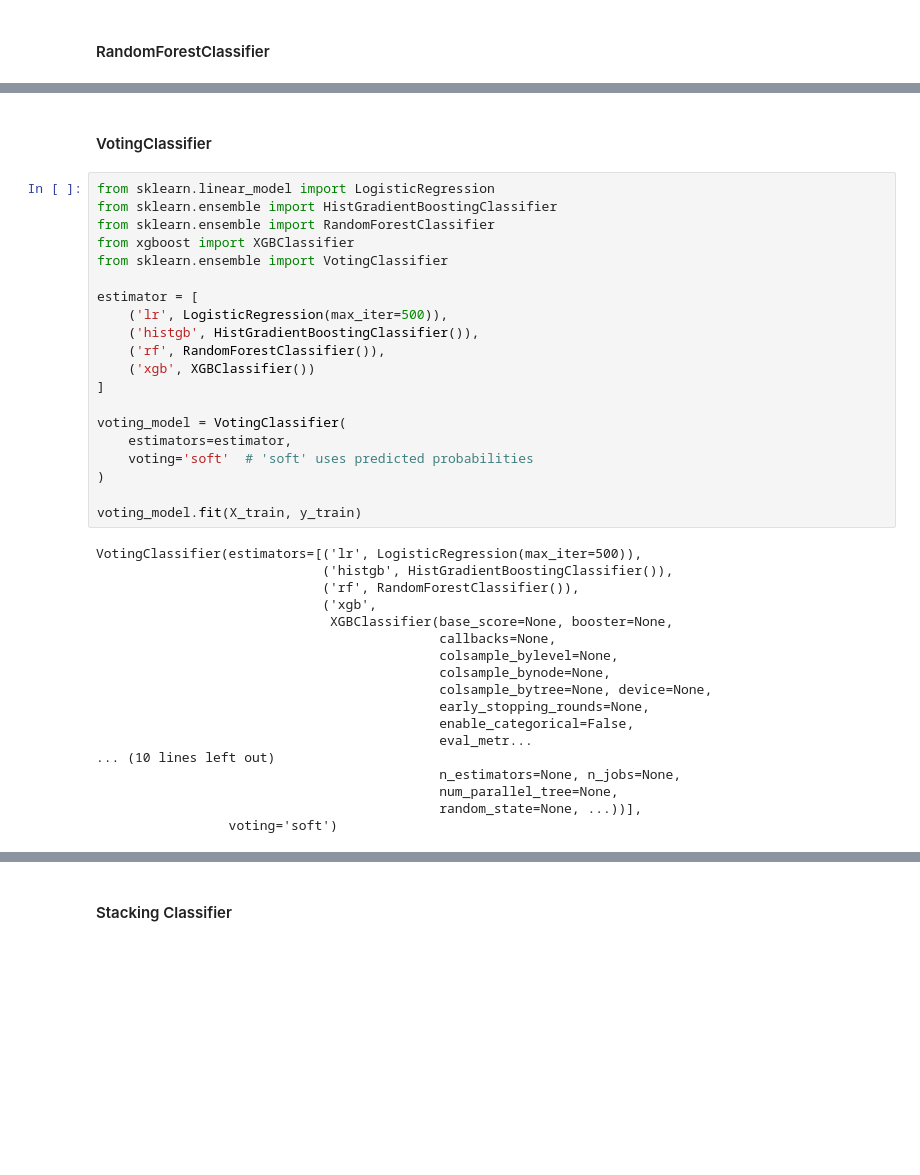
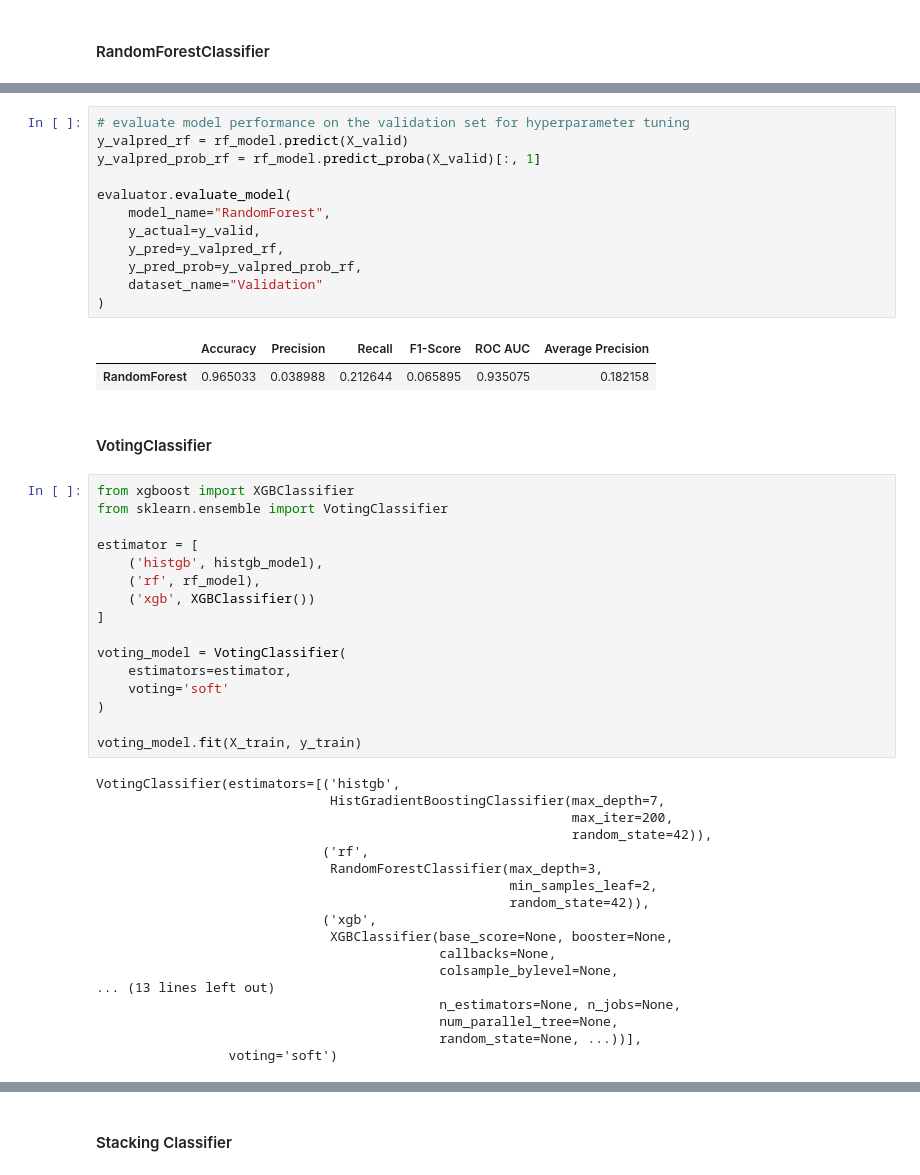
Before and after one commit to jiaweiho72/BT4012, a Jupyter notebook: notebooks/03_modelling.ipynb, the cells around one changed output, grey strips where cells are left out. Saved outputs shown, nothing was run; the diff lists cells and outputs as text; blank space fills up the shorter version.

```diff
--- a/notebooks/03_modelling.ipynb
+++ b/notebooks/03_modelling.ipynb
@@ -455,39 +544,50 @@ RandomForestClassifier(max_depth=10, random_state=42)
+# %%
+# evaluate model performance on the validation set for hyperparameter tuning
+y_valpred_rf = rf_model.predict(X_valid)
+y_valpred_prob_rf = rf_model.predict_proba(X_valid)[:, 1]
+
+evaluator.evaluate_model(
+    model_name="RandomForest",
+    y_actual=y_valid,
+    y_pred=y_valpred_rf,
+    y_pred_prob=y_valpred_prob_rf,
+    dataset_name="Validation"
+)
+# %% [output]
+|  | Accuracy | Precision | Recall | F1-Score | ROC AUC | Average Precision |
+| RandomForest | 0.965033 | 0.038988 | 0.212644 | 0.065895 | 0.935075 | 0.182158 |
 # %% [markdown]
 #### VotingClassifier
 # %%
-from sklearn.linear_model import LogisticRegression
-from sklearn.ensemble import HistGradientBoostingClassifier
-from sklearn.ensemble import RandomForestClassifier
 from xgboost import XGBClassifier
 from sklearn.ensemble import VotingClassifier
 
 estimator = [
-    ('lr', LogisticRegression(max_iter=500)),
-    ('histgb', HistGradientBoostingClassifier()),
-    ('rf', RandomForestClassifier()),
+    ('histgb', histgb_model),
+    ('rf', rf_model),
     ('xgb', XGBClassifier())
 ]
 
 voting_model = VotingClassifier(
     estimators=estimator,
-    voting='soft'  # 'soft' uses predicted probabilities
+    voting='soft'
 )
 
 voting_model.fit(X_train, y_train)
 # %% [output]
-VotingClassifier(estimators=[('lr', LogisticRegression(max_iter=500)),
-                             ('histgb', HistGradientBoostingClassifier()),
-                             ('rf', RandomForestClassifier()),
+VotingClassifier(estimators=[('histgb',
+                              HistGradientBoostingClassifier(max_depth=7,
+                                                             max_iter=200,
+                                                             random_state=42)),
+                             ('rf',
+                              RandomForestClassifier(max_depth=3,
+                                                     min_samples_leaf=2,
+                                                     random_state=42)),
                              ('xgb',
                               XGBClassifier(base_score=None, booster=None,
                                             callbacks=None,
                                             colsample_bylevel=None,
-                                            colsample_bynode=None,
-                                            colsample_bytree=None, device=None,
-                                            early_stopping_rounds=None,
-                                            enable_categorical=False,
-                                            eval_metr...
-... (10 lines left out)
+... (13 lines left out)
                                             n_estimators=None, n_jobs=None,
                                             num_parallel_tree=None,
                                             random_state=None, ...))],
```
Also changed, not shown: parts of 10 cells of this notebook.
